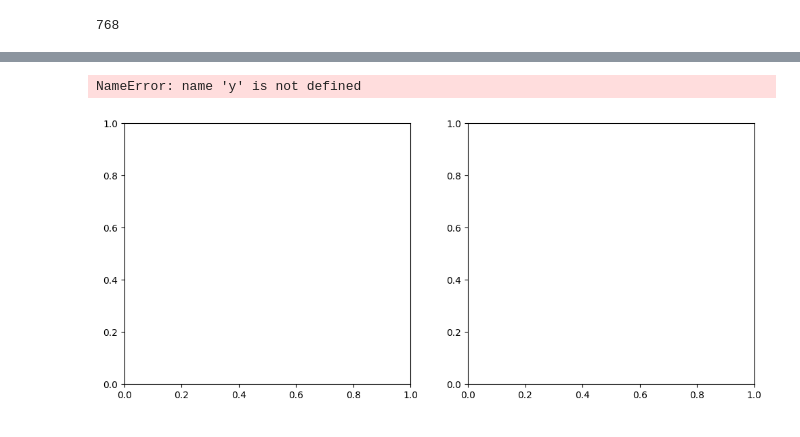
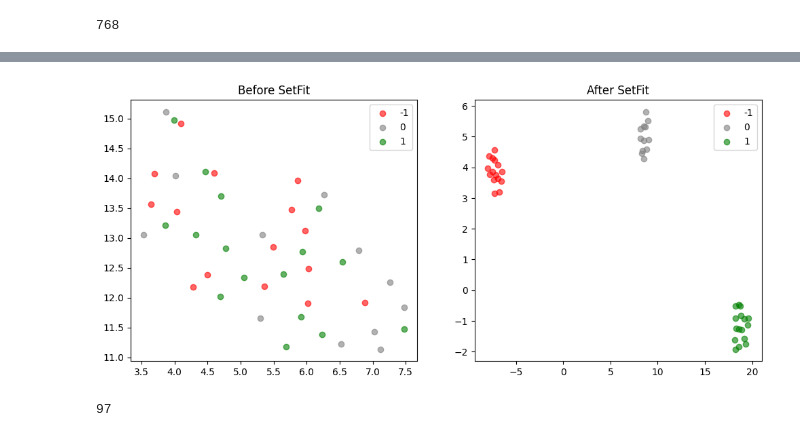
Before and after one commit to honua-dmg/PERSONAL_NEWS, a Jupyter notebook: SentimentAnalysis/stance_detection.ipynb, the cells around one changed output, grey strips where cells are left out. Drawn from its saved outputs; the diff is of its cells as text; code cells hidden in the pictures.

```diff
--- a/SentimentAnalysis/stance_detection.ipynb
+++ b/SentimentAnalysis/stance_detection.ipynb
@@ -1096,22 +1107,25 @@ post_training
-# %%
-fig, axes = plt.subplots(1, 2, figsize=(12, 5))
-
-for label, color in [(-1, "red"), (0, "gray"), (1, "green")]:
-    axes[0].scatter(
-        X_base_2d[y == label, 0],
-        X_base_2d[y == label, 1],
-        c=color, label=str(label), alpha=0.6
-    )
-    axes[1].scatter(
-        X_setfit_2d[y == label, 0],
-        X_setfit_2d[y == label, 1],
-        c=color, label=str(label), alpha=0.6
-    )
-
-axes[0].set_title("Before SetFit")
-axes[1].set_title("After SetFit")
-plt.legend()
-plt.show()
-# %% [output]
-NameError: name 'y' is not defined
-[figure, removed]
+# %%
+import matplotlib.pyplot as plt
+
+fig, axes = plt.subplots(1, 2, figsize=(12, 5))
+
+for label, color in [(-1, "red"), (0, "gray"), (1, "green")]:
+    subset = pre_training[pre_training["y"] == label]
+    axes[0].scatter(subset[0], subset[1], c=color, label=str(label), alpha=0.6)
+
+    subset = post_training[post_training["y"] == label]
+    axes[1].scatter(subset[0], subset[1], c=color, label=str(label), alpha=0.6)
+
+axes[0].set_title("Before SetFit")
+axes[1].set_title("After SetFit")
+axes[0].legend()
+axes[1].legend()
+plt.show()
+# %% [output]
+[figure, added]
+# %%
+test_base_embeddings = base_model.encode(test_data)
+test_post_embeddings = model.encode(test_data)
+len(test_base_embeddings)
+# %% [output]
+97
```
Also changed, not shown: parts of 14 cells of this notebook, 5 other files.
